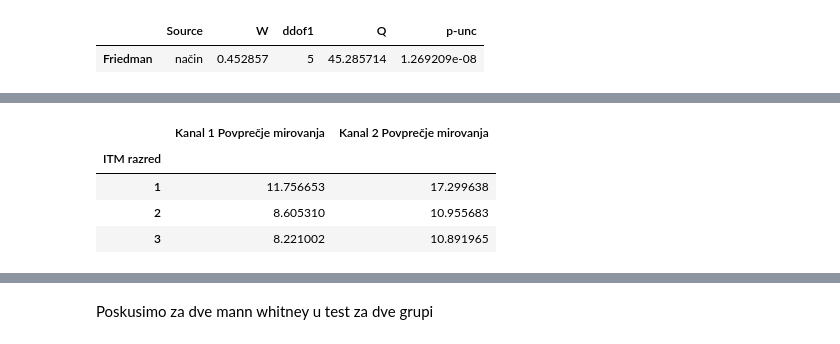
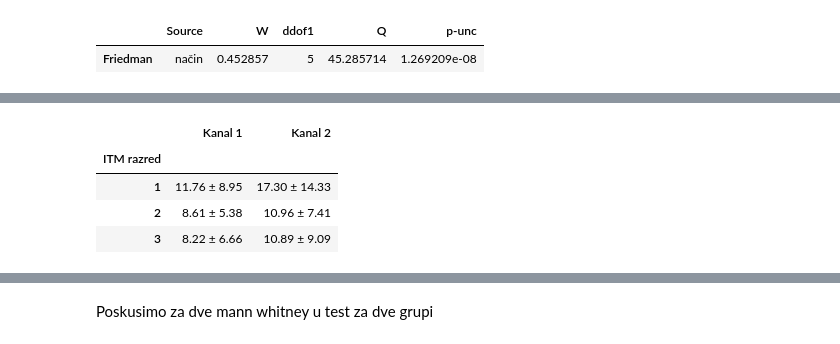
Before and after one commit to urbanog/katarina-breznik, a Jupyter notebook: main.ipynb, the cells around one changed output, grey strips where cells are left out. Cells and saved outputs as stored; diff of their text form; code cells hidden in the pictures.

```diff
--- a/main.ipynb
+++ b/main.ipynb
@@ -257,8 +319,0 @@ dtype: float64
-# %%
-# Preveri normalnost za 'pas' in 'popek' za oba kanala
-for kanal in ['Kanal 1 Povprečje delovanja', 'Kanal 2 Povprečje delovanja']:
-    print(f"\nShapiro-Wilk test za kanal: {kanal}")
-    for nacin in ['pas', 'popek']:
-        group = df_all[df_all['način'] == nacin][kanal].dropna()
-        stat, p_value = shapiro(group)
-        print(f"  {nacin}: stat={stat:.4f}, p-value={p_value:.4f}")
@@ -328,13 +322,71 @@ Friedmanov test: stat=3.7000, p-value=0.1572
 # %%
-# Calculate and display RMS by ITM and Tel dejav razred for each način
+# For each način, group by ITM razred and Tel dejav razred, calculate RMS and stdev, display as "RMS ± stdev"
 for nacin in df_all['način'].unique():
     print(f"\nNačin: {nacin}")
     subset = df_all[df_all['način'] == nacin]
-    rms_by_itm = subset.groupby('ITM razred')[['Kanal 1 Povprečje mirovanja', 'Kanal 2 Povprečje mirovanja']].apply(calculate_rms)
-    rms_by_tel = subset.groupby('Tel dejav razred')[['Kanal 1 Povprečje mirovanja', 'Kanal 2 Povprečje mirovanja']].apply(calculate_rms)
-    print("RMS po ITM razredih:")
-    display(rms_by_itm)
-    print("RMS po razredih telesne dejavnosti:")
-    display(rms_by_tel)
+    # ITM razred
+    rms_itm = subset.groupby('ITM razred')[['Kanal 1 Povprečje mirovanja', 'Kanal 2 Povprečje mirovanja']].apply(calculate_rms)
+    std_itm = subset.groupby('ITM razred')[['Kanal 1 Povprečje mirovanja', 'Kanal 2 Povprečje mirovanja']].std()
+    table_itm = pd.DataFrame({
+        'Kanal 1': [f"{rms_itm.loc[idx, 'Kanal 1 Povprečje mirovanja']:.2f} ± {std_itm.loc[idx, 'Kanal 1 Povprečje mirovanja']:.2f}" for idx in rms_itm.index],
+        'Kanal 2': [f"{rms_itm.loc[idx, 'Kanal 2 Povprečje mirovanja']:.2f} ± {std_itm.loc[idx, 'Kanal 2 Povprečje mirovanja']:.2f}" for idx in rms_itm.index]
+    }, index=rms_itm.index)
+    print("ITM razred (RMS ± stdev):")
+    display(table_itm)
+    # ITM razred: Plot RMS, stdev, and all values for Kanal 1 and Kanal 2 in one graph
+    labels_itm = rms_itm.index
+    x_itm = np.arange(len(labels_itm))
+    width_itm = 0.35
+
+    fig_itm, ax_itm = plt.subplots(figsize=(10, 6))
+    # Scatter all values for Kanal 1 and Kanal 2
+    for i, itm in enumerate(labels_itm):
+        y1 = subset[subset['ITM razred'] == itm]['Kanal 1 Povprečje mirovanja']
+        y2 = subset[subset['ITM razred'] == itm]['Kanal 2 Povprečje mirovanja']
+        ax_itm.scatter(np.full_like(y1, x_itm[i] - width_itm/2), y1, color='skyblue', alpha=0.6, label='Kanal 1 values' if i == 0 else "")
+        ax_itm.scatter(np.full_like(y2, x_itm[i] + width_itm/2), y2, color='salmon', alpha=0.6, label='Kanal 2 values' if i == 0 else "")
+    # Bar RMS with error bars for Kanal 1 and Kanal 2
+    ax_itm.bar(x_itm - width_itm/2, rms_itm['Kanal 1 Povprečje mirovanja'], width_itm, yerr=std_itm['Kanal 1 Povprečje mirovanja'], label='RMS Kanal 1', color='blue', alpha=0.7, capsize=5)
+    ax_itm.bar(x_itm + width_itm/2, rms_itm['Kanal 2 Povprečje mirovanja'], width_itm, yerr=std_itm['Kanal 2 Povprečje mirovanja'], label='RMS Kanal 2', color='red', alpha=0.7, capsize=5)
+    ax_itm.set_ylabel('Vrednost')
+    ax_itm.set_xlabel('ITM razred')
+    ax_itm.set_title('Kanal 1 & 2: Vrednosti, RMS in stdev po ITM razredih')
+    ax_itm.set_xticks(x_itm)
+    ax_itm.set_xticklabels(labels_itm)
+    ax_itm.legend()
+    plt.tight_layout()
+    plt.show()
+
+    # Tel dejav razred: Calculate RMS and stdev for Kanal 1 and Kanal 2
+    rms_tel = subset.groupby('Tel dejav razred')[['Kanal 1 Povprečje mirovanja', 'Kanal 2 Povprečje mirovanja']].apply(calculate_rms)
+    std_tel = subset.groupby('Tel dejav razred')[['Kanal 1 Povprečje mirovanja', 'Kanal 2 Povprečje mirovanja']].std()
+    table_tel = pd.DataFrame({
+        'Kanal 1': [f"{rms_tel.loc[idx, 'Kanal 1 Povprečje mirovanja']:.2f} ± {std_tel.loc[idx, 'Kanal 1 Povprečje mirovanja']:.2f}" for idx in rms_tel.index],
+        'Kanal 2': [f"{rms_tel.loc[idx, 'Kanal 2 Povprečje mirovanja']:.2f} ± {std_tel.loc[idx, 'Kanal 2 Povprečje mirovanja']:.2f}" for idx in rms_tel.index]
+    }, index=rms_tel.index)
+    print("Tel dejav razred (RMS ± stdev):")
+    display(table_tel)
+
+    # Tel dejav razred: Plot RMS, stdev, and all values for Kanal 1 and Kanal 2 in one graph
+    labels_tel = rms_tel.index
+    x_tel = np.arange(len(labels_tel))
+    width_tel = 0.35
+
+    fig_tel, ax_tel = plt.subplots(figsize=(10, 6))
+    for i, tel in enumerate(labels_tel):
+        y1_tel = subset[subset['Tel dejav razred'] == tel]['Kanal 1 Povprečje mirovanja']
+        y2_tel = subset[subset['Tel dejav razred'] == tel]['Kanal 2 Povprečje mirovanja']
+        ax_tel.scatter(np.full_like(y1_tel, x_tel[i] - width_tel/2), y1_tel, color='skyblue', alpha=0.6, label='Kanal 1 values' if i == 0 else "")
+        ax_tel.scatter(np.full_like(y2_tel, x_tel[i] + width_tel/2), y2_tel, color='salmon', alpha=0.6, label='Kanal 2 values' if i == 0 else "")
+    ax_tel.bar(x_tel - width_tel/2, rms_tel['Kanal 1 Povprečje mirovanja'], width_tel, yerr=std_tel['Kanal 1 Povprečje mirovanja'], label='RMS Kanal 1', color='blue', alpha=0.7, capsize=5)
+    ax_tel.bar(x_tel + width_tel/2, rms_tel['Kanal 2 Povprečje mirovanja'], width_tel, yerr=std_tel['Kanal 2 Povprečje mirovanja'], label='RMS Kanal 2', color='red', alpha=0.7, capsize=5)
+    ax_tel.set_ylabel('Vrednost')
+    ax_tel.set_xlabel('Tel dejav razred')
+    ax_tel.set_title('Kanal 1 & 2: Vrednosti, RMS in stdev po Tel dejav razredih')
+    ax_tel.set_xticks(x_tel)
+    ax_tel.set_xticklabels(labels_tel)
+    ax_tel.legend()
+    plt.tight_layout()
+    plt.show()
 # %% [output]
 Način: nosnos
@@ -342,5 +394,5 @@ RMS po ITM razredih:
-|  | Kanal 1 Povprečje mirovanja | Kanal 2 Povprečje mirovanja |
+|  | Kanal 1 | Kanal 2 |
 | ITM razred |  |  |
-| 1 | 11.756653 | 17.299638 |
-| 2 | 8.605310 | 10.955683 |
-| 3 | 8.221002 | 10.891965 |
+| 1 | 11.76 ± 8.95 | 17.30 ± 14.33 |
+| 2 | 8.61 ± 5.38 | 10.96 ± 7.41 |
+| 3 | 8.22 ± 6.66 | 10.89 ± 9.09 |
```
Also changed, not shown: parts of 24 cells of this notebook, 8 other files.
